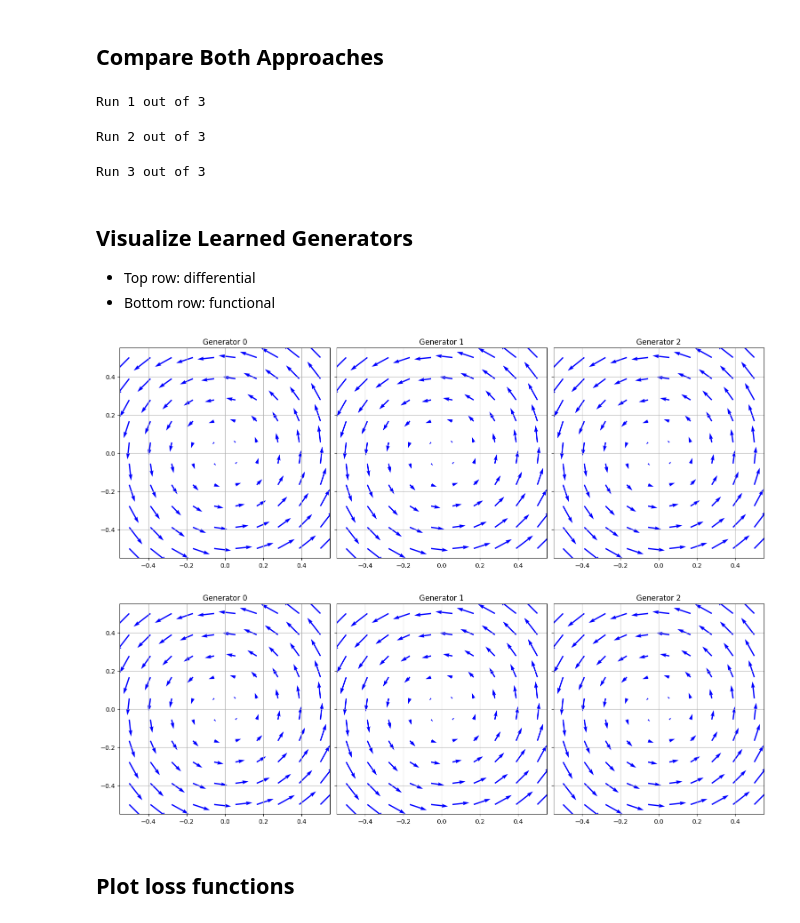
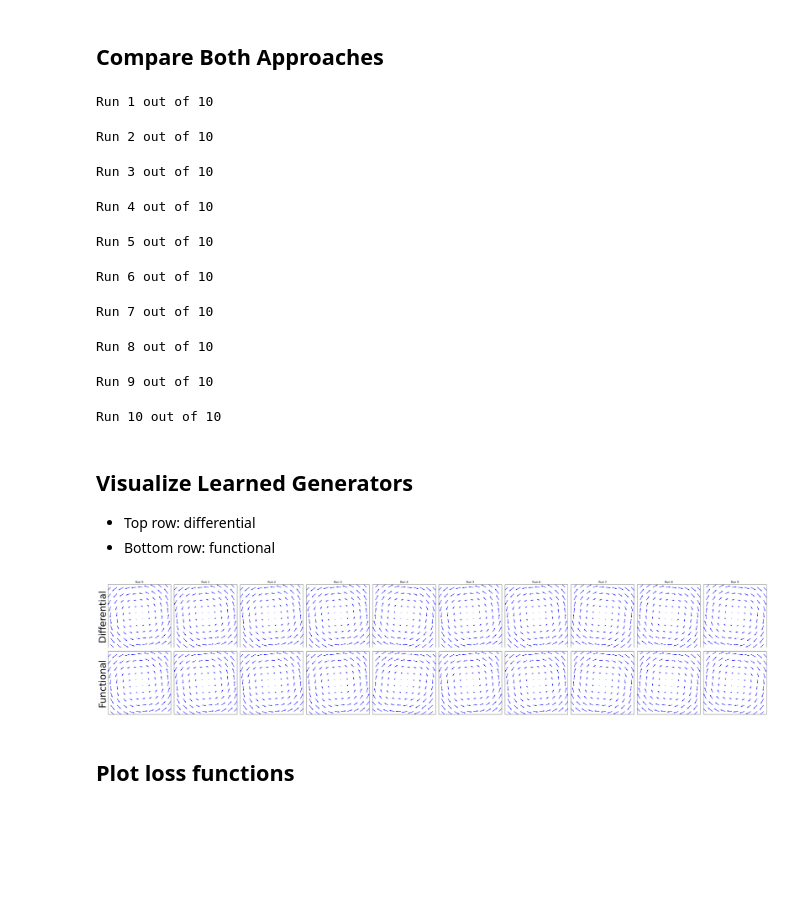
Before and after one commit to PaulNitschke/geo_meta_rl, a Jupyter notebook: one_dim_sym_discovery.ipynb, the cells around one changed output. Drawn from its saved outputs; the diff is of its cells as text; code cells hidden in the pictures; blank space fills up the shorter version.

```diff
--- a/one_dim_sym_discovery.ipynb
+++ b/one_dim_sym_discovery.ipynb
@@ -4,7 +4,6 @@
 import random
 import torch
 import matplotlib.pyplot as plt
-from tqdm import tqdm
 RANDOM_SEED = 41
 
 from constants import DTYPE, LABEL_FONT_SIZE, DPI, FIG_HEIGHT
@@ -12,7 +11,7 @@ from constants import DTYPE, LABEL_FONT_SIZE, DPI, FIG_HEIGHT
 random.seed(RANDOM_SEED)
 torch.manual_seed(RANDOM_SEED)
 
-N_RUNS = 3
+N_RUNS = 10
 _random_seeds = [random.randint(0, 10000) for _ in range(N_RUNS)]
 # %% [markdown]
 ## Generate Dataset
@@ -83,25 +82,38 @@ for idx_run in range(N_RUNS):
     diff_func_generator.optimize()
     diff_func_generators.append(diff_func_generator)
 # %% [output]
-Run 1 out of 3
+Run 1 out of 10
-Run 2 out of 3
+Run 2 out of 10
-Run 3 out of 3
+Run 3 out of 10
+Run 4 out of 10
+Run 5 out of 10
+Run 6 out of 10
+Run 7 out of 10
+Run 8 out of 10
+Run 9 out of 10
+Run 10 out of 10
 # %% [markdown]
 ## Visualize Learned Generators
 - Top row: differential
 - Bottom row: functional
 # %%
 from src.plotting.differential.vector_field import plot_learned_generator
+import matplotlib.pyplot as plt
+FIG_UNIT=5
+fig, axes = plt.subplots(2, N_RUNS, figsize=(FIG_UNIT * N_RUNS, FIG_UNIT * 2), sharex=True, sharey=True)
+fig.subplots_adjust(wspace=0.05, hspace=0.05)
+for i, ax in enumerate(axes[0]):
+    plot_learned_generator(diff_func_generators[i].g_diff_norm, ax, title=f"Run {i}", quiver_scale=4)
+for i, ax in enumerate(axes[1]):
+    plot_learned_generator(diff_func_generators[i].g_func_norm, ax, quiver_scale=4)
+axes[0,0].set_ylabel("Differential", fontsize=LABEL_FONT_SIZE*2)
+axes[1,0].set_ylabel("Functional", fontsize=LABEL_FONT_SIZE*2)
+axes[0,0].set_xticks([])
+axes[1,0].set_yticks([])
 
-fig, axes = plt.subplots(1, N_RUNS, figsize=(15, 6), constrained_layout=True, sharex=True, sharey=True)
-for i, ax in enumerate(axes.flat):
-    plot_learned_generator(diff_func_generators[i].g_diff_norm, ax, title=f"Generator {i}", quiver_scale=4)
-fig, axes = plt.subplots(1, N_RUNS, figsize=(15, 6), constrained_layout=True, sharex=True, sharey=True)
-for i, ax in enumerate(axes.flat):
-    plot_learned_generator(diff_func_generators[i].g_func_norm, ax, title=f"Generator {i}", quiver_scale=4)
+plt.show()
 # %% [output]
-[figure, old version]
+[figure, new version]
-[figure, removed]
 # %% [markdown]
 ## Plot loss functions
 # %%
```
Also changed, not shown: parts of 3 cells of this notebook, 9 other files.
